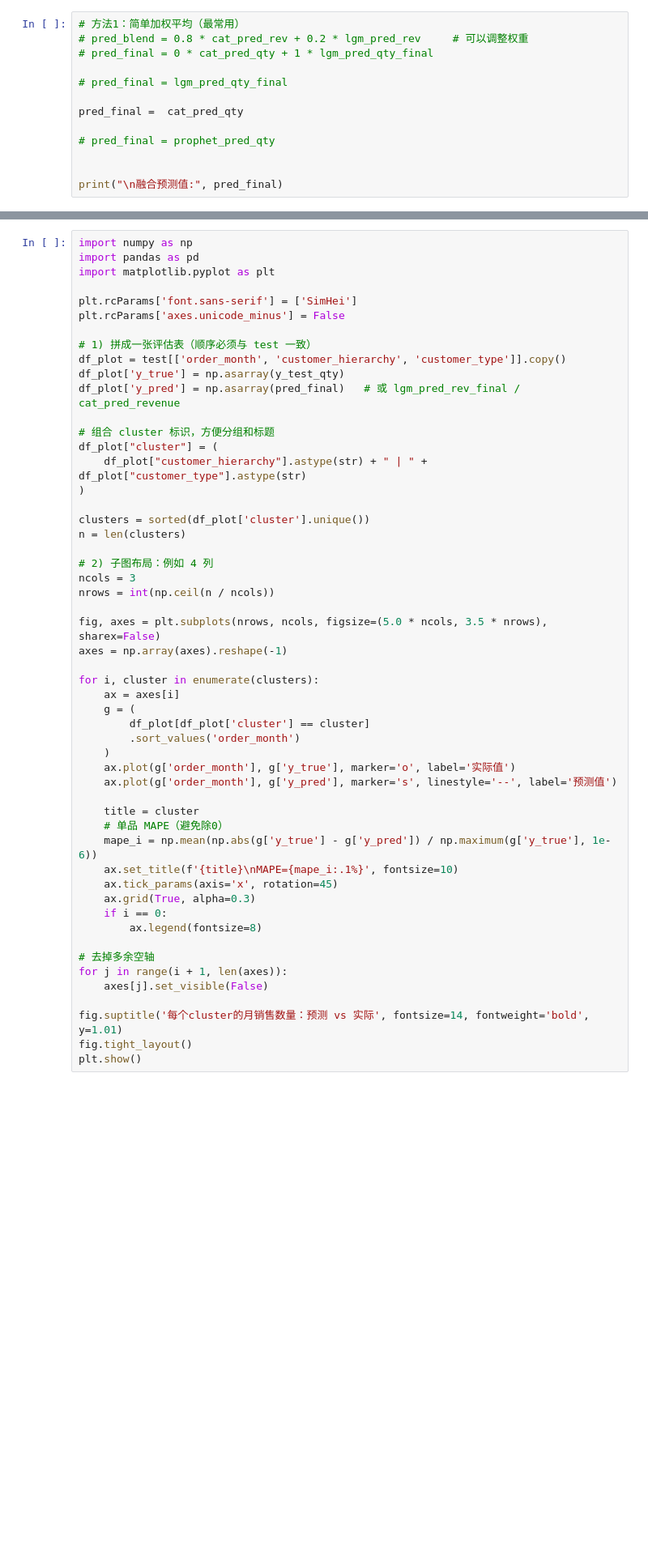
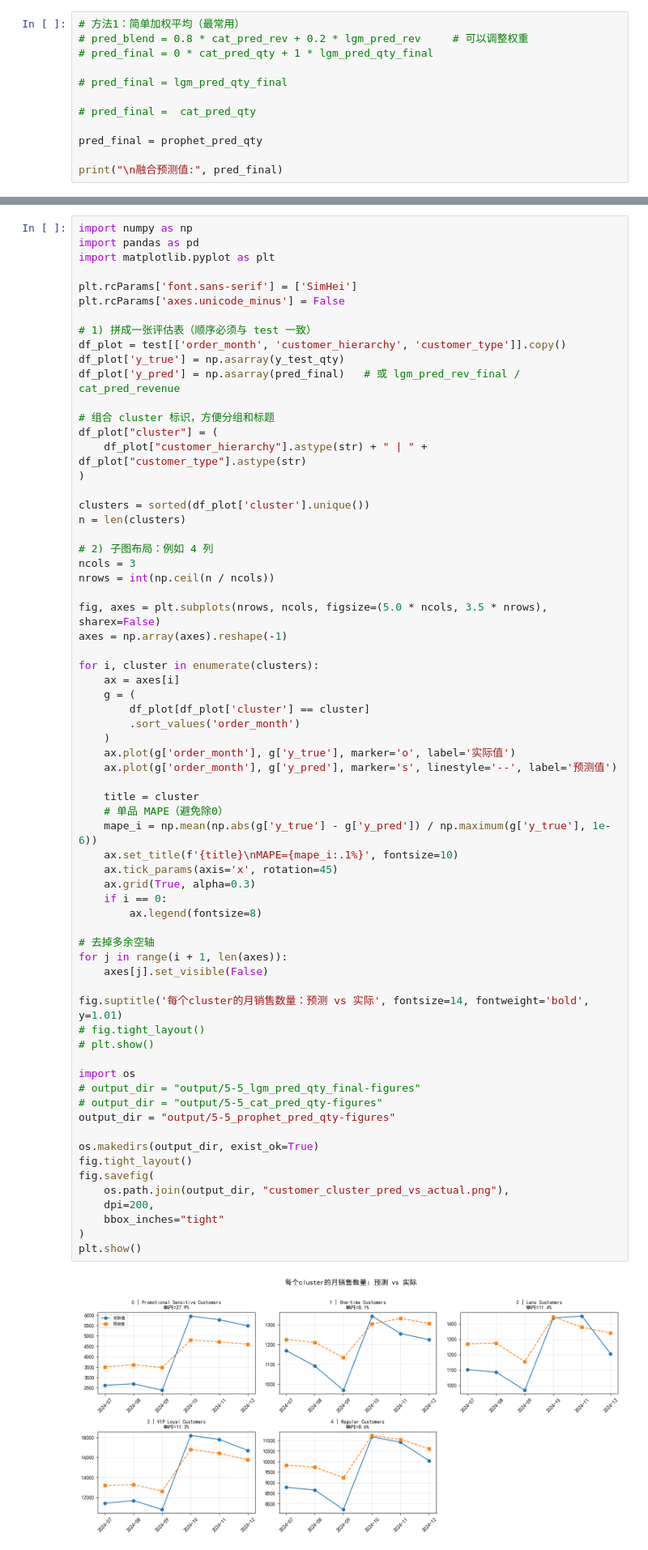
Before and after one commit to kuaiquchifan/eyewear-sales-analytics, a Jupyter notebook: 5-sale-predict/5-5-each-customer-cluster-sale-qty-monthly-predict-v2-blend.ipynb, the cells around one changed output, grey strips where cells are left out. Shown at 81% size. Saved outputs shown, nothing was run; the diff lists cells and outputs as text; blank space fills up the shorter version.

Commit message:
update each customer cluster sale qty monthly predict v2 blend with data output script

```diff
--- a/5-sale-predict/5-5-each-customer-cluster-sale-qty-monthly-predict-v2-blend.ipynb
+++ b/5-sale-predict/5-5-each-customer-cluster-sale-qty-monthly-predict-v2-blend.ipynb
@@ -1215,9 +1666,8 @@ print(test[['promo_paid_qty_ratio', 'promotion_count',
 
 # pred_final = lgm_pred_qty_final
 
-pred_final =  cat_pred_qty
+# pred_final =  cat_pred_qty
 
-# pred_final = prophet_pred_qty
-
+pred_final = prophet_pred_qty
 
 print("\n融合预测值:", pred_final)
@@ -1262,33 +1731,49 @@ ncols = 3
 nrows = int(np.ceil(n / ncols))
 
 fig, axes = plt.subplots(nrows, ncols, figsize=(5.0 * ncols, 3.5 * nrows), sharex=False)
 axes = np.array(axes).reshape(-1)
 
 for i, cluster in enumerate(clusters):
     ax = axes[i]
     g = (
         df_plot[df_plot['cluster'] == cluster]
         .sort_values('order_month')
     )
     ax.plot(g['order_month'], g['y_true'], marker='o', label='实际值')
     ax.plot(g['order_month'], g['y_pred'], marker='s', linestyle='--', label='预测值')
 
     title = cluster
     # 单品 MAPE（避免除0）
     mape_i = np.mean(np.abs(g['y_true'] - g['y_pred']) / np.maximum(g['y_true'], 1e-6))
     ax.set_title(f'{title}\nMAPE={mape_i:.1%}', fontsize=10)
     ax.tick_params(axis='x', rotation=45)
     ax.grid(True, alpha=0.3)
     if i == 0:
         ax.legend(fontsize=8)
 
 # 去掉多余空轴
 for j in range(i + 1, len(axes)):
     axes[j].set_visible(False)
 
 fig.suptitle('每个cluster的月销售数量：预测 vs 实际', fontsize=14, fontweight='bold', y=1.01)
+# fig.tight_layout()
+# plt.show()
+
+import os
+# output_dir = "output/5-5_lgm_pred_qty_final-figures"
+# output_dir = "output/5-5_cat_pred_qty-figures"
+output_dir = "output/5-5_prophet_pred_qty-figures"
+
+os.makedirs(output_dir, exist_ok=True)
 fig.tight_layout()
+fig.savefig(
+    os.path.join(output_dir, "customer_cluster_pred_vs_actual.png"),
+    dpi=200,
+    bbox_inches="tight"
+)
 plt.show()
+# %% [output]
+[figure, added]
 # %% [markdown]
 ### data vis 2
 # %%
```
Also changed, not shown: parts of 33 cells of this notebook.
